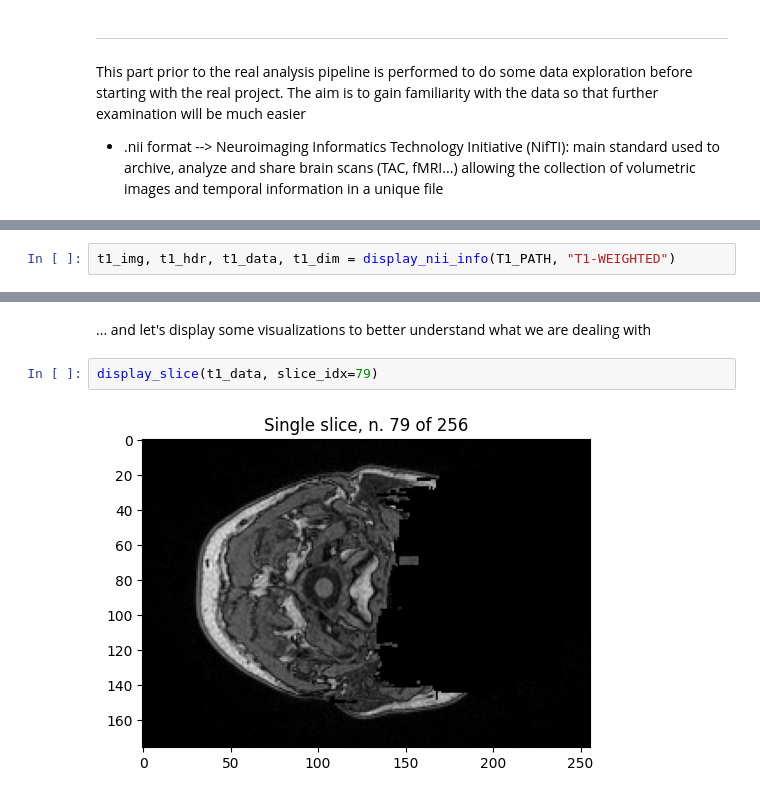
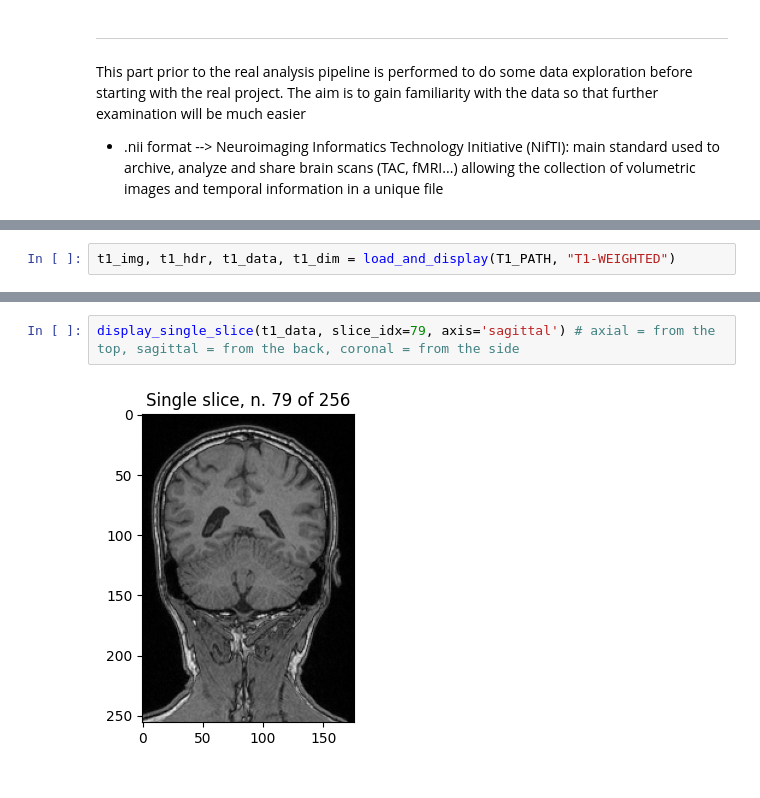
Before and after one commit to tommydelu/MRI-analysis-pipeline, a Jupyter notebook: data_exploration.ipynb, the cells around one changed output, grey strips where cells are left out. Cells and saved outputs as stored; diff of their text form.

Commit message:
display axial/sagittal/coronal view + display multi-slice + cleaner notebook

```diff
--- a/data_exploration.ipynb
+++ b/data_exploration.ipynb
@@ -84,5 +194,5 @@ Let's extract some basic info from the T1 weighted image
 # %%
-t1_img, t1_hdr, t1_data, t1_dim = display_nii_info(T1_PATH, "T1-WEIGHTED")
+t1_img, t1_hdr, t1_data, t1_dim = load_and_display(T1_PATH, "T1-WEIGHTED")
 # %% [output]
 INFORMATION ABOUT T1-WEIGHTED NIFTI FILE:
 
@@ -104,6 +206,4 @@ magic           : b'n+1'
-# %% [markdown]
-... and let's display some visualizations to better understand what we are dealing with
 # %%
-display_slice(t1_data, slice_idx=79)
+display_single_slice(t1_data, slice_idx=79, axis='sagittal') # axial = from the top, sagittal = from the back, coronal = from the side
 # %% [output]
-[figure, old version]
+[figure, new version]
```
Also changed, not shown: parts of 22 cells of this notebook.
